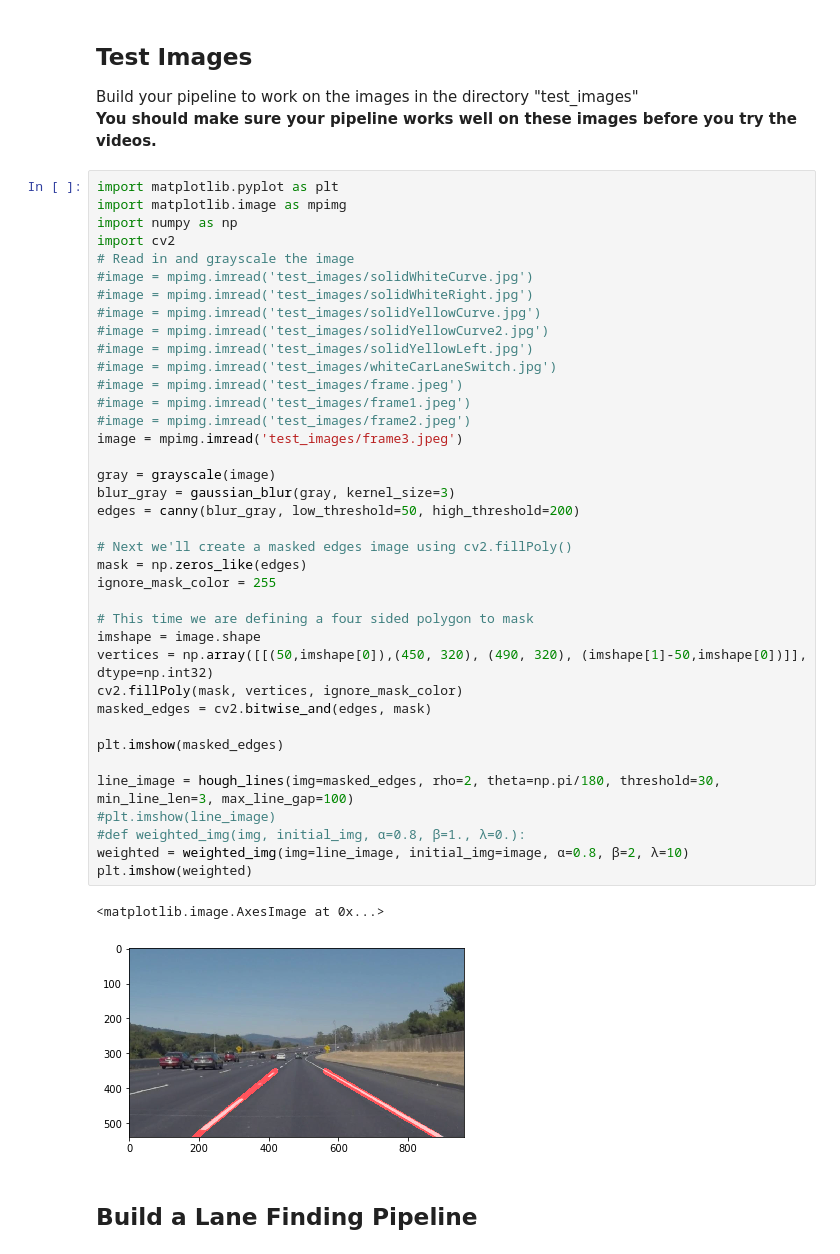
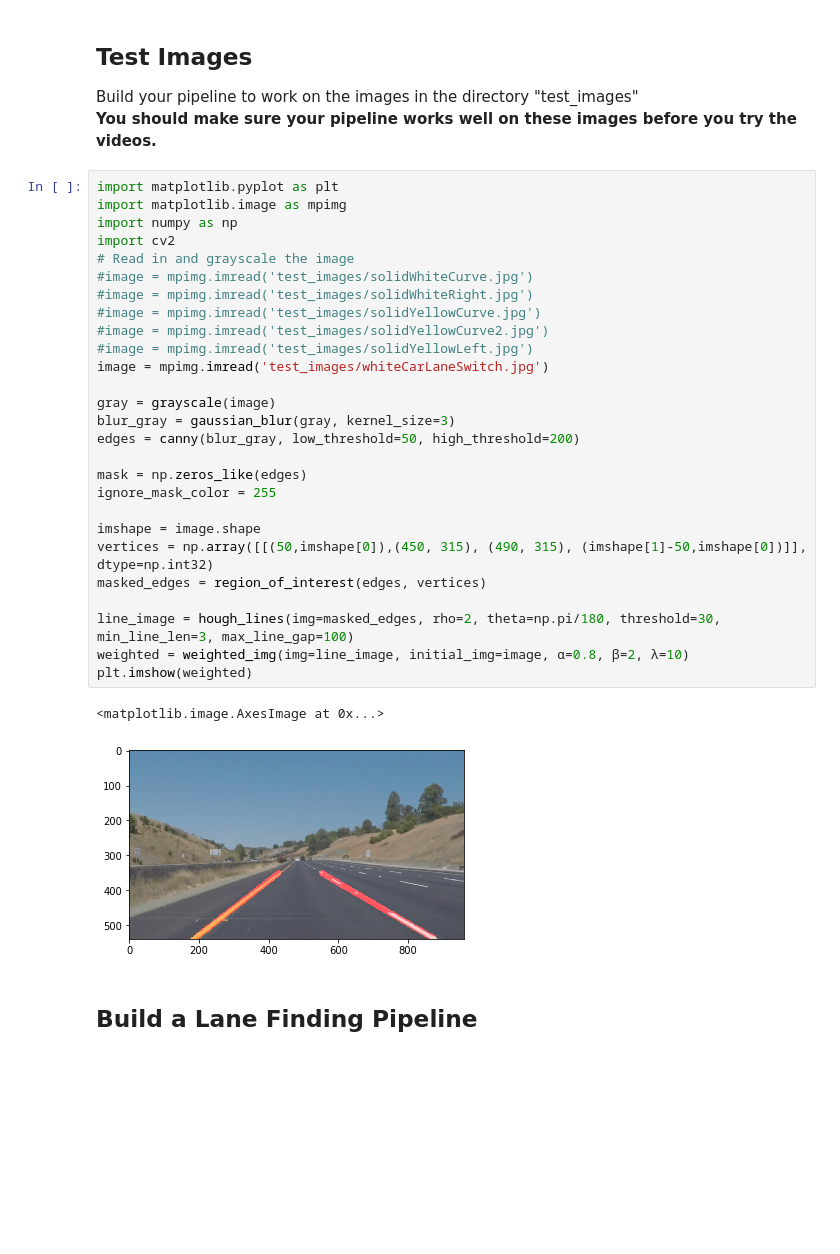
Before and after one commit to olegtrygub/CarND-LaneLines-P1, a Jupyter notebook: P1.ipynb, the cells around one changed output. Cells and saved outputs as stored; diff of their text form; blank space fills up the shorter version.

```diff
--- a/P1.ipynb
+++ b/P1.ipynb
@@ -214,44 +214,33 @@ Build your pipeline to work on the images in the directory "test_images"
 # %%
 import matplotlib.pyplot as plt
 import matplotlib.image as mpimg
 import numpy as np
 import cv2
 # Read in and grayscale the image
 #image = mpimg.imread('test_images/solidWhiteCurve.jpg')
 #image = mpimg.imread('test_images/solidWhiteRight.jpg')
 #image = mpimg.imread('test_images/solidYellowCurve.jpg')
 #image = mpimg.imread('test_images/solidYellowCurve2.jpg')
 #image = mpimg.imread('test_images/solidYellowLeft.jpg')
-#image = mpimg.imread('test_images/whiteCarLaneSwitch.jpg')
-#image = mpimg.imread('test_images/frame.jpeg')
-#image = mpimg.imread('test_images/frame1.jpeg')
-#image = mpimg.imread('test_images/frame2.jpeg')
-image = mpimg.imread('test_images/frame3.jpeg')
+image = mpimg.imread('test_images/whiteCarLaneSwitch.jpg')
 
 gray = grayscale(image)
 blur_gray = gaussian_blur(gray, kernel_size=3)
 edges = canny(blur_gray, low_threshold=50, high_threshold=200)
 
-# Next we'll create a masked edges image using cv2.fillPoly()
 mask = np.zeros_like(edges)
 ignore_mask_color = 255
 
-# This time we are defining a four sided polygon to mask
 imshape = image.shape
-vertices = np.array([[(50,imshape[0]),(450, 320), (490, 320), (imshape[1]-50,imshape[0])]], dtype=np.int32)
-cv2.fillPoly(mask, vertices, ignore_mask_color)
-masked_edges = cv2.bitwise_and(edges, mask)
-
-plt.imshow(masked_edges)
+vertices = np.array([[(50,imshape[0]),(450, 315), (490, 315), (imshape[1]-50,imshape[0])]], dtype=np.int32)
+masked_edges = region_of_interest(edges, vertices)
 
 line_image = hough_lines(img=masked_edges, rho=2, theta=np.pi/180, threshold=30, min_line_len=3, max_line_gap=100)
-#plt.imshow(line_image)
-#def weighted_img(img, initial_img, α=0.8, β=1., λ=0.):
 weighted = weighted_img(img=line_image, initial_img=image, α=0.8, β=2, λ=10)
 plt.imshow(weighted)
 # %% [output]
 <matplotlib.image.AxesImage at 0x...>
-[figure, old version]
+[figure, new version]
 # %% [markdown]
 ## Build a Lane Finding Pipeline
 # %% [markdown]
```
Also changed, not shown: parts of 7 cells of this notebook, 3 other files.
